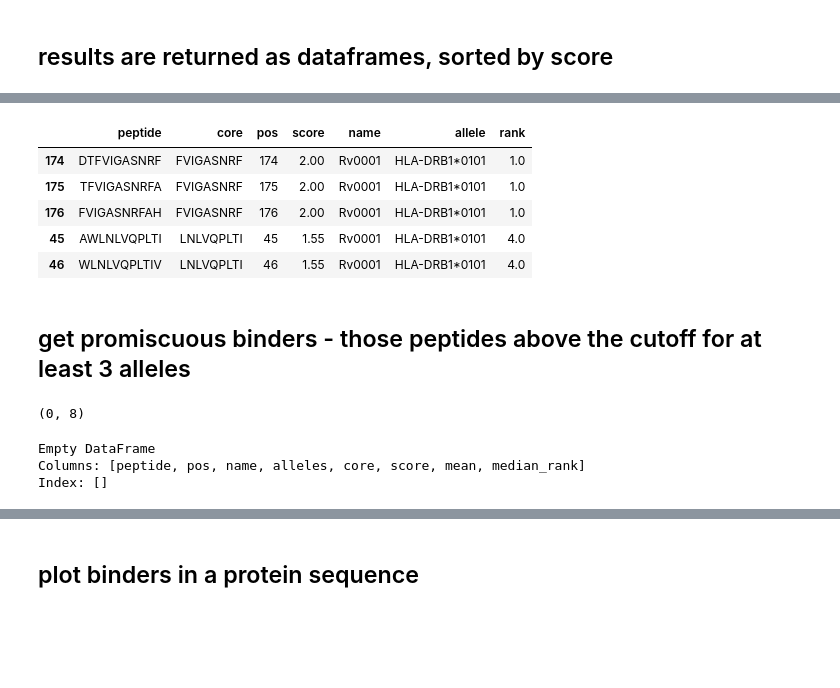
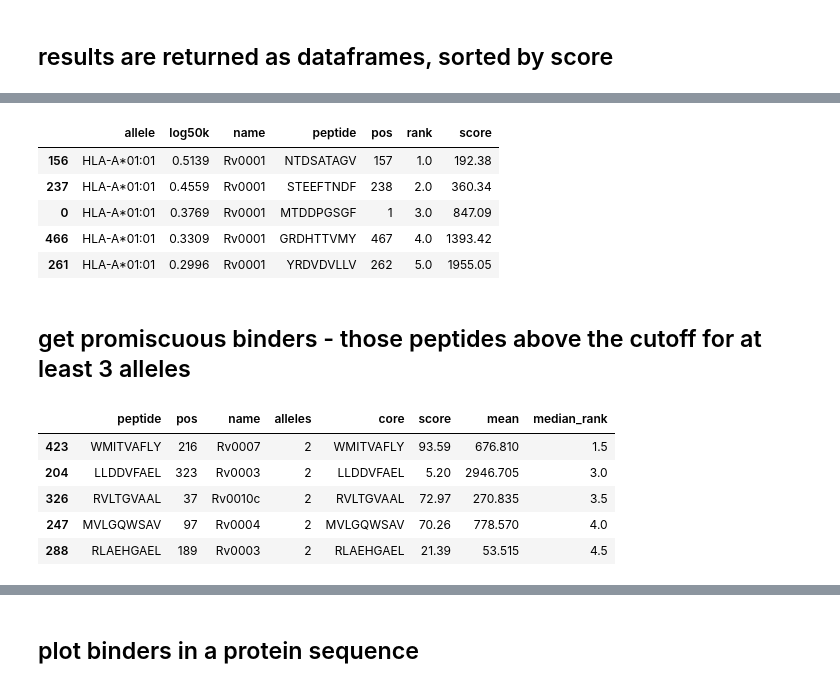
Before and after one commit to dmnfarrell/epitopepredict, a Jupyter notebook: examples/basics.ipynb, the cells around one changed output, grey strips where cells are left out. Cells and saved outputs as stored; diff of their text form; code cells hidden in the pictures; blank space fills up the shorter version.

```diff
--- a/examples/basics.ipynb
+++ b/examples/basics.ipynb
@@ -68,0 +110,3 @@ predictions done for 20 sequences in 8 alleles
+# %%
+P1 = ep.get_predictor('basicmhc1')
+binders = P1.predict_sequences(prots[:10], alleles=m1_alleles, length=9, cpus=8)
@@ -69,22 +116,21 @@ predictions done for 20 sequences in 8 alleles
 # %%
-mb_binders.head()
+binders.head()
 # %% [output]
-|  | peptide | core | pos | score | name | allele | rank |
-| 174 | DTFVIGASNRF | FVIGASNRF | 174 | 2.00 | Rv0001 | HLA-DRB1*0101 | 1.0 |
-| 175 | TFVIGASNRFA | FVIGASNRF | 175 | 2.00 | Rv0001 | HLA-DRB1*0101 | 1.0 |
-| 176 | FVIGASNRFAH | FVIGASNRF | 176 | 2.00 | Rv0001 | HLA-DRB1*0101 | 1.0 |
-| 45 | AWLNLVQPLTI | LNLVQPLTI | 45 | 1.55 | Rv0001 | HLA-DRB1*0101 | 4.0 |
-| 46 | WLNLVQPLTIV | LNLVQPLTI | 46 | 1.55 | Rv0001 | HLA-DRB1*0101 | 4.0 |
+|  | allele | log50k | name | peptide | pos | rank | score |
+| 156 | HLA-A*01:01 | 0.5139 | Rv0001 | NTDSATAGV | 157 | 1.0 | 192.38 |
+| 237 | HLA-A*01:01 | 0.4559 | Rv0001 | STEEFTNDF | 238 | 2.0 | 360.34 |
+| 0 | HLA-A*01:01 | 0.3769 | Rv0001 | MTDDPGSGF | 1 | 3.0 | 847.09 |
+| 466 | HLA-A*01:01 | 0.3309 | Rv0001 | GRDHTTVMY | 467 | 4.0 | 1393.42 |
+| 261 | HLA-A*01:01 | 0.2996 | Rv0001 | YRDVDVLLV | 262 | 5.0 | 1955.05 |
 # %% [markdown]
 ## get promiscuous binders - those peptides above the cutoff for at least 3 alleles
-# %%
-pb = P.promiscuous_binders(n=3)
-pb.shape
-# %% [output]
-(0, 8)
-# %%
-print (pb[:3])
-# %% [output]
-Empty DataFrame
-Columns: [peptide, pos, name, alleles, core, score, mean, median_rank]
-Index: []
+# %%
+pb1 = P1.promiscuous_binders(n=2)
+pb1[:5]
+# %% [output]
+|  | peptide | pos | name | alleles | core | score | mean | median_rank |
+| 423 | WMITVAFLY | 216 | Rv0007 | 2 | WMITVAFLY | 93.59 | 676.810 | 1.5 |
+| 204 | LLDDVFAEL | 323 | Rv0003 | 2 | LLDDVFAEL | 5.20 | 2946.705 | 3.0 |
+| 326 | RVLTGVAAL | 37 | Rv0010c | 2 | RVLTGVAAL | 72.97 | 270.835 | 3.5 |
+| 247 | MVLGQWSAV | 97 | Rv0004 | 2 | MVLGQWSAV | 70.26 | 778.570 | 4.0 |
+| 288 | RLAEHGAEL | 189 | Rv0003 | 2 | RLAEHGAEL | 21.39 | 53.515 | 4.5 |
```
Also changed, not shown: parts of 18 cells of this notebook, 13 other files.
